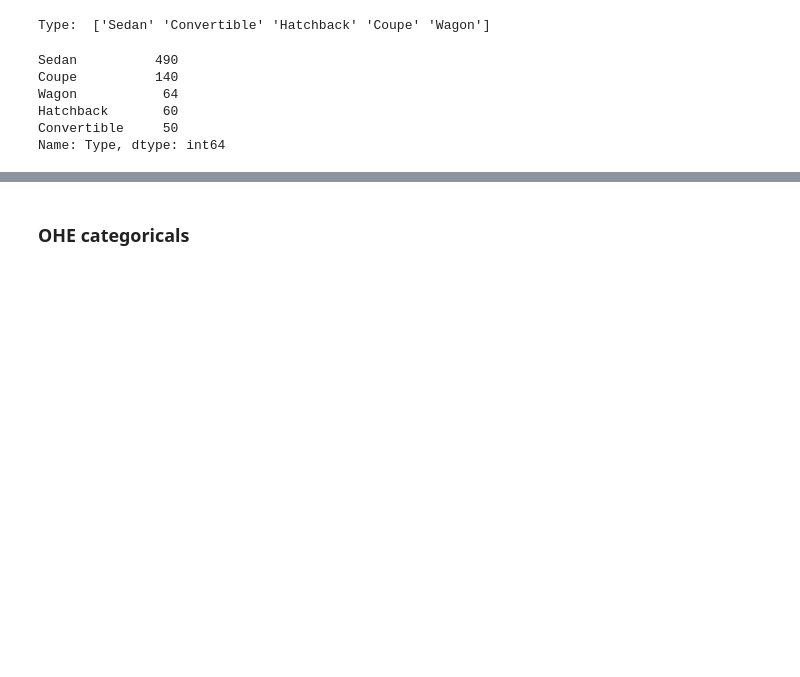
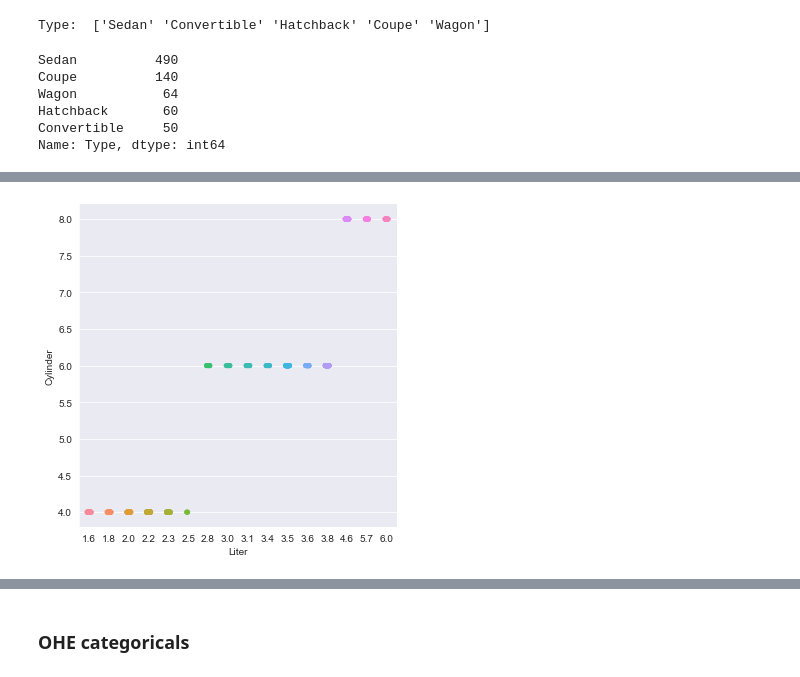
Before and after one commit to Ozxahmed/ML_DS_DL_Udemy_Course, a Jupyter notebook: s3_2_clean_project.ipynb, the cells around one changed output, grey strips where cells are left out. Cells and saved outputs as stored; diff of their text form; code cells hidden in the pictures; blank space fills up the shorter version.

```diff
--- a/s3_2_clean_project.ipynb
+++ b/s3_2_clean_project.ipynb
@@ -370,0 +398,4 @@ I'm going to keep the # of doors since it's a simpler feature with only 2 unique
+# %%
+sns.catplot(data=cars, y=cars.Cylinder, x=cars.Liter);
+# %% [output]
+[figure, added]
```
Also changed, not shown: parts of 25 cells of this notebook.
